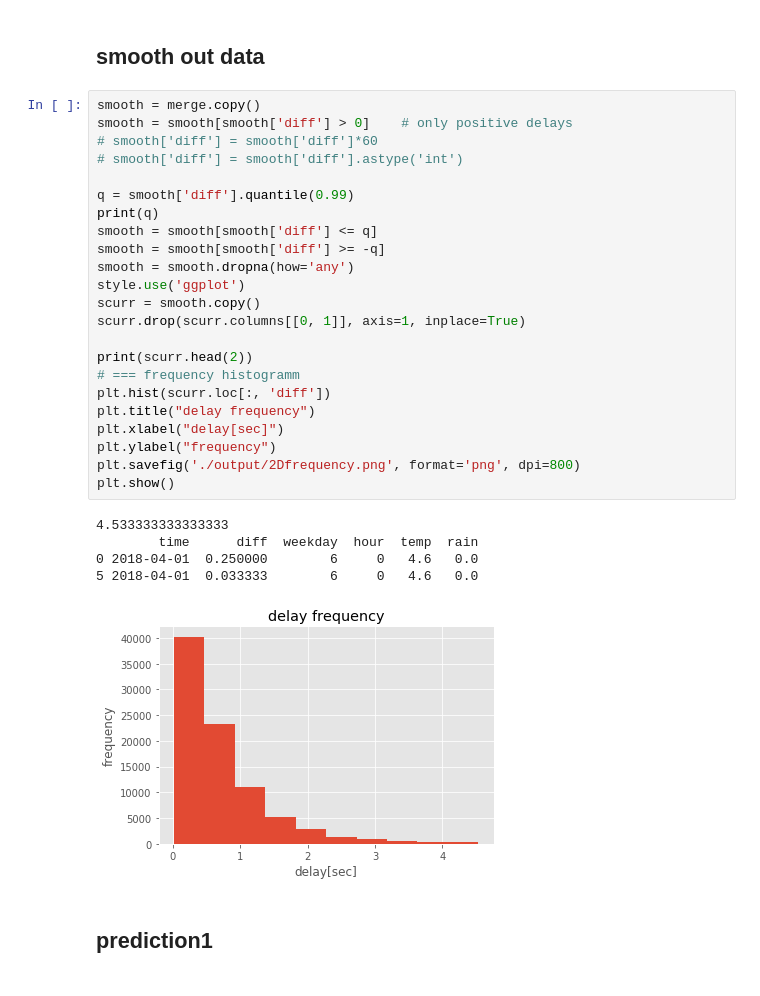
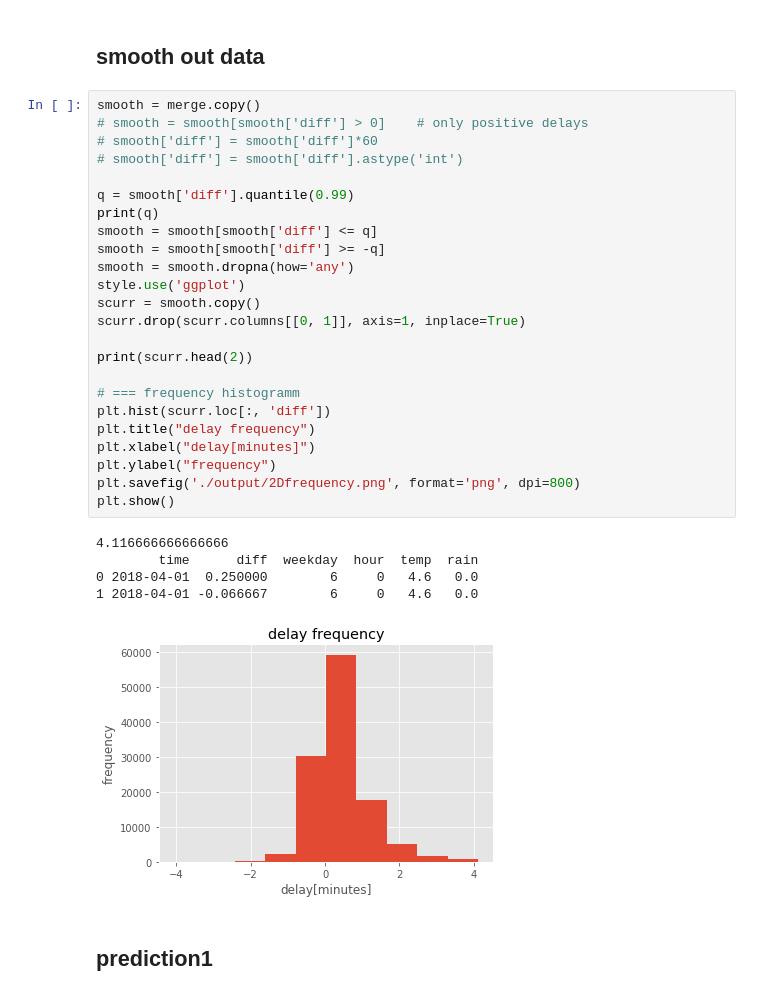
Before and after one commit to nasty-bos/creative_data_mining, a Jupyter notebook: delay.ipynb, the cells around one changed output. Drawn from its saved outputs; the diff is of its cells as text.

```diff
--- a/delay.ipynb
+++ b/delay.ipynb
@@ -116,33 +121,34 @@ dtype: object
 ## smooth out data
 # %%
 smooth = merge.copy()
-smooth = smooth[smooth['diff'] > 0]    # only positive delays
+# smooth = smooth[smooth['diff'] > 0]    # only positive delays
 # smooth['diff'] = smooth['diff']*60
 # smooth['diff'] = smooth['diff'].astype('int')
 
 q = smooth['diff'].quantile(0.99)
 print(q)
 smooth = smooth[smooth['diff'] <= q]
 smooth = smooth[smooth['diff'] >= -q]
 smooth = smooth.dropna(how='any')
 style.use('ggplot')
 scurr = smooth.copy()
 scurr.drop(scurr.columns[[0, 1]], axis=1, inplace=True)
 
 print(scurr.head(2))
+
 # === frequency histogramm
 plt.hist(scurr.loc[:, 'diff'])
 plt.title("delay frequency")
-plt.xlabel("delay[sec]")
+plt.xlabel("delay[minutes]")
 plt.ylabel("frequency")
 plt.savefig('./output/2Dfrequency.png', format='png', dpi=800)
 plt.show()
 # %% [output]
-4.533333333333333
+4.116666666666666
         time      diff  weekday  hour  temp  rain
 0 2018-04-01  0.250000        6     0   4.6   0.0
-5 2018-04-01  0.033333        6     0   4.6   0.0
+1 2018-04-01 -0.066667        6     0   4.6   0.0
-[figure, old version]
+[figure, new version]
 # %% [markdown]
 ## prediction1
 # %%
```
Also changed, not shown: parts of 4 cells of this notebook.
